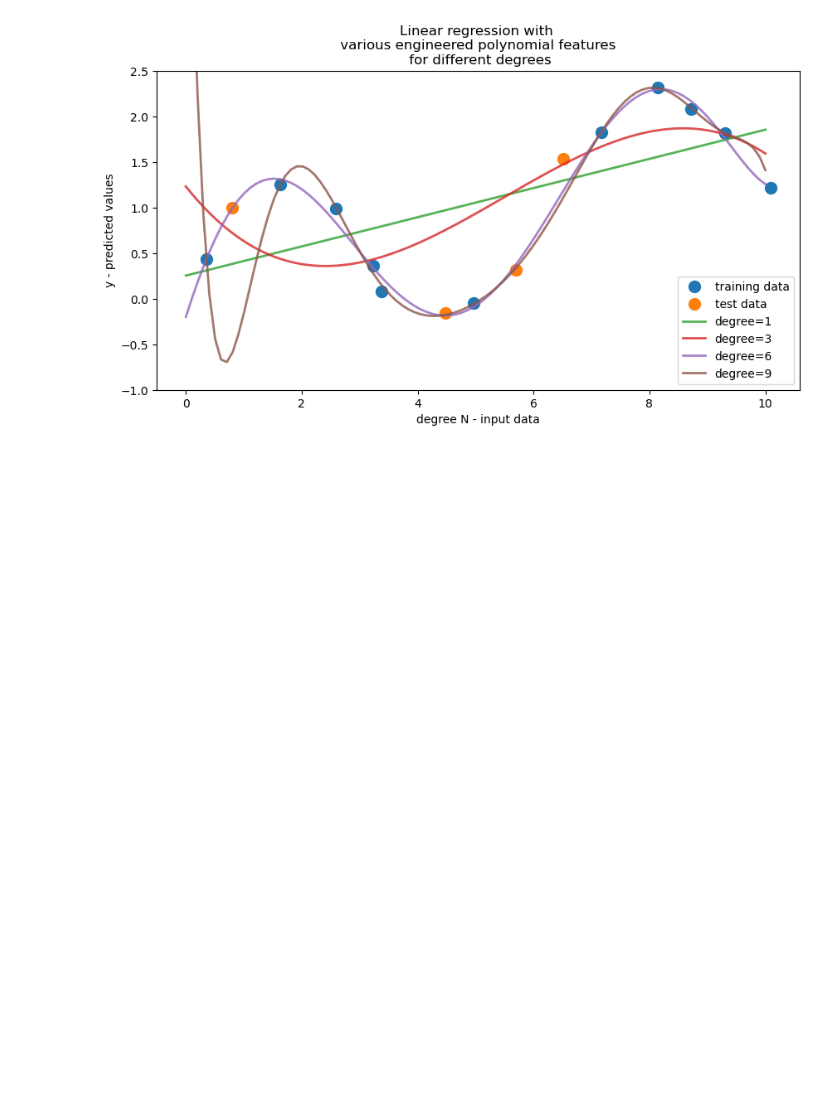
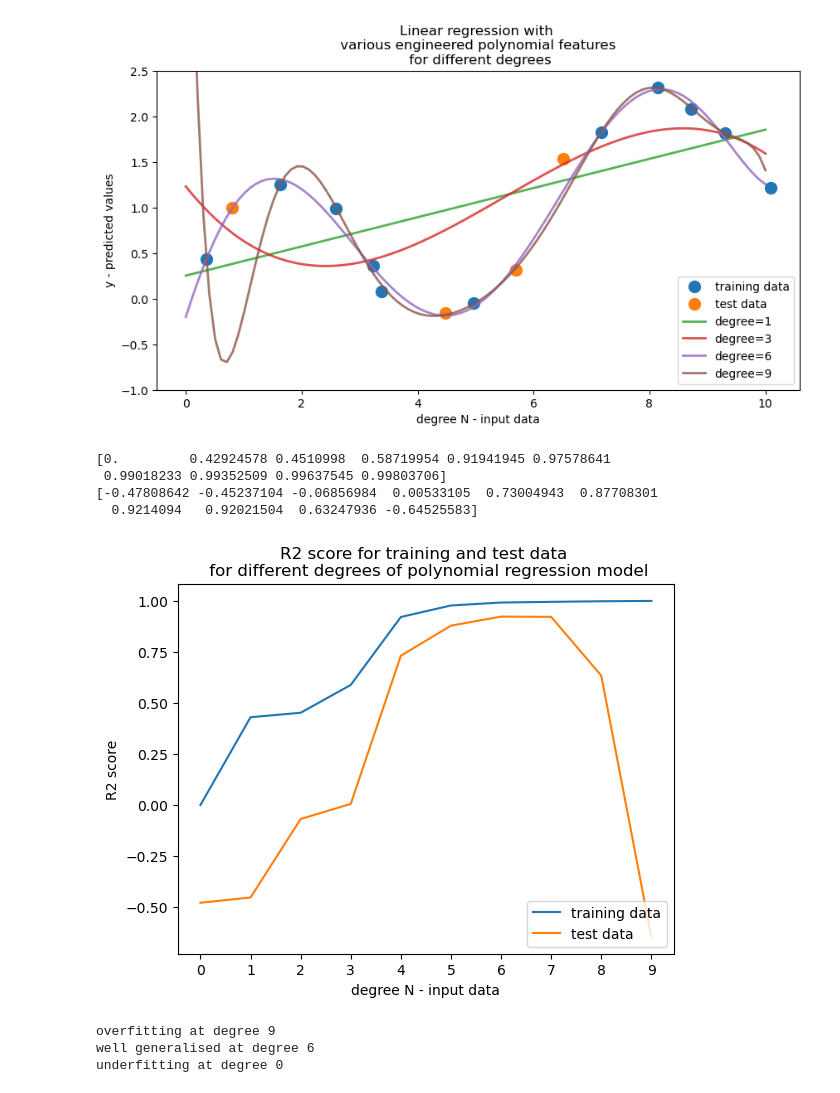
Before and after one commit to sciencenerd880/regression_polynomial, a Jupyter notebook: notebooks/linearReg.ipynb, the cells around one changed output. Saved outputs shown, nothing was run; the diff lists cells and outputs as text; code cells hidden in the pictures; blank space fills up the shorter version.

```diff
--- a/notebooks/linearReg.ipynb
+++ b/notebooks/linearReg.ipynb
@@ -99,3 +100,71 @@ def plotPredictions():
 plotPredictions()
 # %% [output]
 [figure]
+# %%
+#To investigate which degree of polynomial regression model fits the data best
+#by investigating the R2 score on the train data and test data
+#R2 score is the coefficient of determination
+
+#initialise the 2dim array to store the R2 scores
+r2_train = np.array([])
+r2_test = np.array([])
+
+#initialise a list of degrees from 0 to 9
+list_deg = list(range(10))
+
+for i, N in enumerate(list_deg):
+    #initialise the polynomialfeature transformer of degree N
+    poly = PolynomialFeatures(degree=N)
+    #fits and transforms the input train data and create new features of degree N
+    X_train_ = poly.fit_transform(X_train.reshape(-1,1))
+    #instantiate a linear regressor
+    linreg = LinearRegression()
+    #train the linear regressor with X_train data with polynomial features added of degree N
+    linreg.fit(X_train_, y_train)
+    #fits and transforms the input test data and create new features of degree N
+    X_test_ = poly.fit_transform(X_test.reshape(-1,1))
+    #store on ith row for the predicted values
+    #degree_predictions[i,:] = linreg.predict(X_test_)
+    #calculate the R2 score on the train data
+    r2_train = np.append(r2_train, linreg.score(X_train_, y_train))
+    #calculate the R2 score on the test data
+    r2_test = np.append(r2_test, linreg.score(X_test_, y_test))
+
+print(r2_train)
+print(r2_test)
+# %% [output]
+[0.         0.42924578 0.4510998  0.58719954 0.91941945 0.97578641
+ 0.99018233 0.99352509 0.99637545 0.99803706]
+[-0.47808642 -0.45237104 -0.06856984  0.00533105  0.73004943  0.87708301
+  0.9214094   0.92021504  0.63247936 -0.64525583]
+# %%
+#based on the R2 scores, determine the degree of polynomial regression model that fits the data best
+#what degree level corresponds to a model that is underfitting?
+#what degree level corresponds to a model that is overfitting?
+
+#plot the R2 scores
+plt.figure()
+plt.plot(list_deg, r2_train, label='training data')
+plt.plot(list_deg, r2_test, label='test data')
+plt.legend(loc=4)
+plt.xticks(list_deg)
+plt.xlabel('degree N - input data')
+plt.ylabel('R2 score')
+plt.title('R2 score for training and test data \n for different degrees of polynomial regression model')
+plt.show()
+
+r2_gap = np.subtract(r2_train, r2_test)
+#overfitting: widest gap between the R2 scores is at degree
+overfitting = np.argmax(r2_gap)
+print("overfitting at degree {}".format(overfitting))
+#well generalised: narrowest gap between the R2 scores is at degree
+well_generalised = np.argmin(r2_gap)
+print("well generalised at degree {}".format(well_generalised))
+#underfitting: lowest R2 score on the test data is at degree
+#threshold for underfitting at lower bound of up to degree 5
+print("underfitting at degree {}".format(np.argmin(r2_test[:5])))
+# %% [output]
+[figure, added]
+overfitting at degree 9
+well generalised at degree 6
+underfitting at degree 0
```
Also changed, not shown: parts of 1 cell of this notebook.
